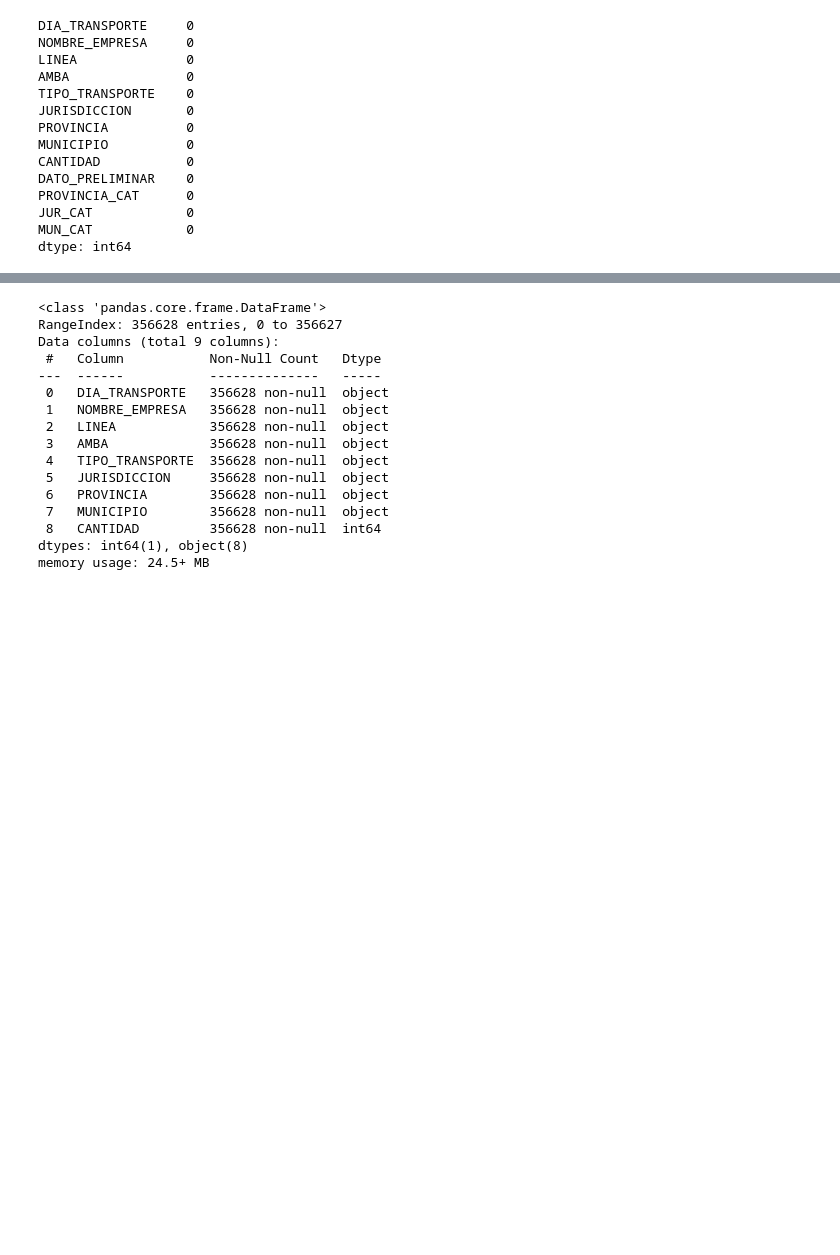
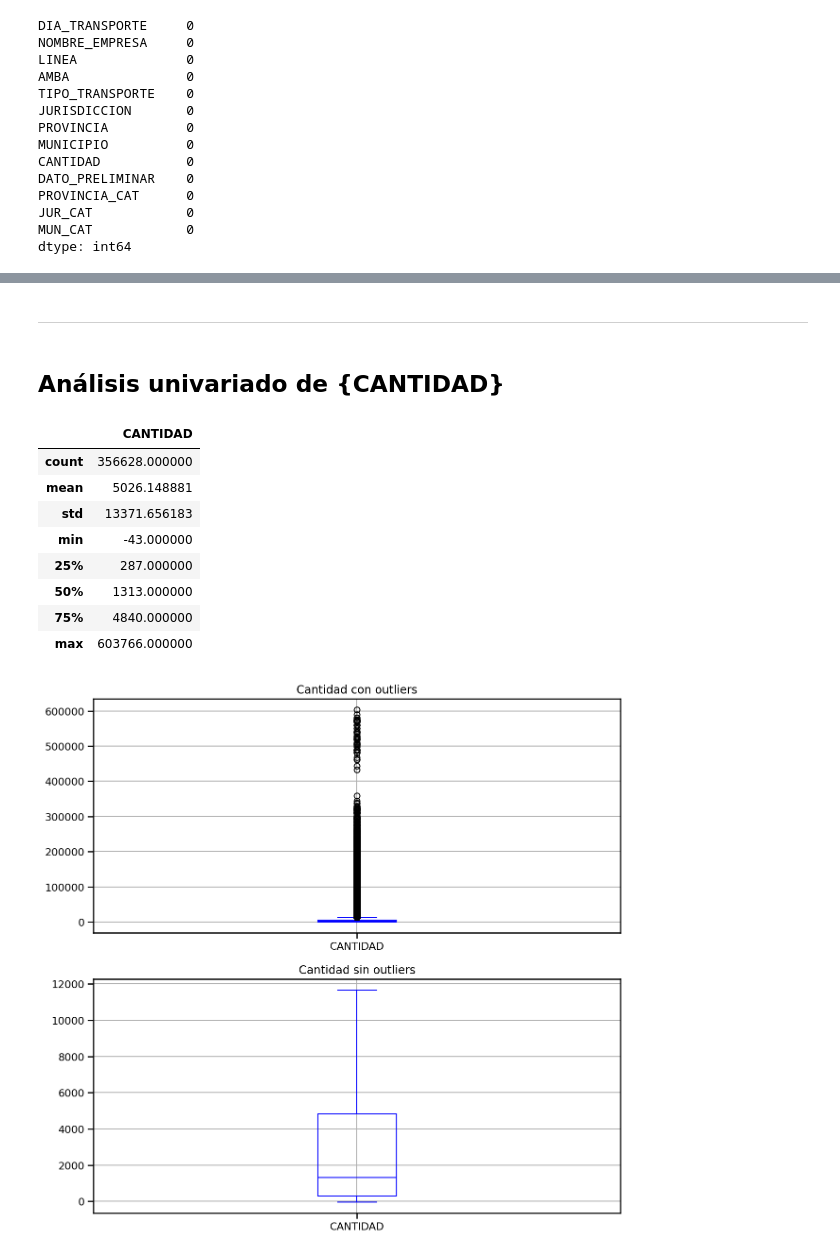
Before and after one commit to FrankAst/Sube_card_EDA-python, a Jupyter notebook: sube_eda.ipynb, the cells around one changed output, grey strips where cells are left out. Drawn from its saved outputs; the diff is of its cells as text; code cells hidden in the pictures; blank space fills up the shorter version.

```diff
--- a/sube_eda.ipynb
+++ b/sube_eda.ipynb
@@ -765,19 +756,25 @@ df.head()
+# %% [markdown]
+<hr>
+# %% [markdown]
+## Análisis univariado de {CANTIDAD}
 # %%
-df.info()
+df.describe()
 # %% [output]
-<class 'pandas.core.frame.DataFrame'>
-RangeIndex: 356628 entries, 0 to 356627
-Data columns (total 9 columns):
- #   Column           Non-Null Count   Dtype
----  ------           --------------   -----
- 0   DIA_TRANSPORTE   356628 non-null  object
- 1   NOMBRE_EMPRESA   356628 non-null  object
- 2   LINEA            356628 non-null  object
- 3   AMBA             356628 non-null  object
- 4   TIPO_TRANSPORTE  356628 non-null  object
- 5   JURISDICCION     356628 non-null  object
- 6   PROVINCIA        356628 non-null  object
- 7   MUNICIPIO        356628 non-null  object
- 8   CANTIDAD         356628 non-null  int64
-dtypes: int64(1), object(8)
-memory usage: 24.5+ MB
+|  | CANTIDAD |
+| count | 356628.000000 |
+| mean | 5026.148881 |
+| std | 13371.656183 |
+| min | -43.000000 |
+| 25% | 287.000000 |
+| 50% | 1313.000000 |
+| 75% | 4840.000000 |
+| max | 603766.000000 |
+# %%
+# A priori pareciera que tenemos outliers.
+
+fig, ax = plt.subplots(2, figsize=(10,10))
+
+df.CANTIDAD.plot.box('gD',ax=ax[0],title= 'Cantidad con outliers',color='b').grid()
+df.CANTIDAD.plot.box('gD',ax=ax[1],title= 'Cantidad sin outliers',color='b',sym='').grid()
+# %% [output]
+[figure, added]
```
Also changed, not shown: parts of 62 cells of this notebook.
